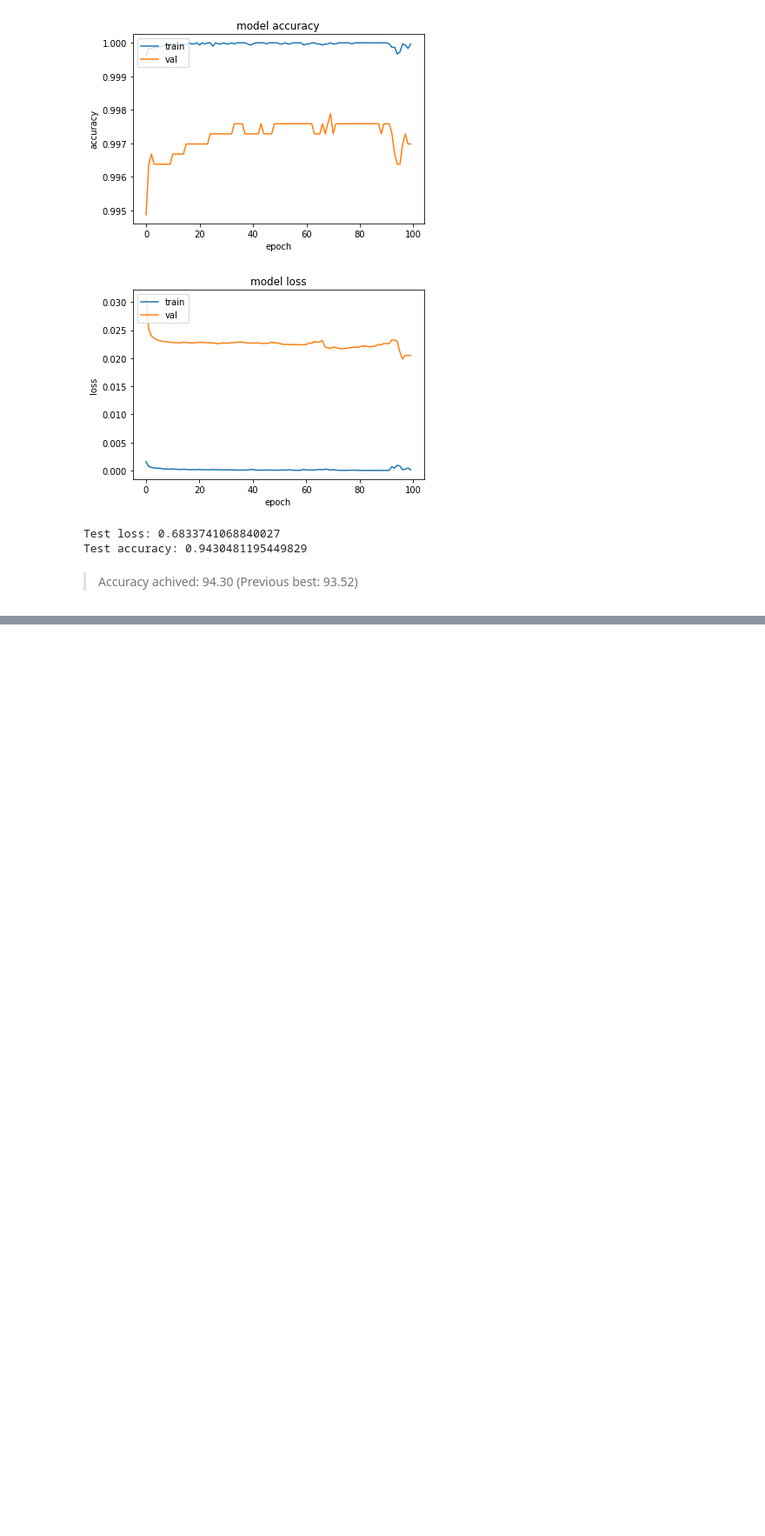
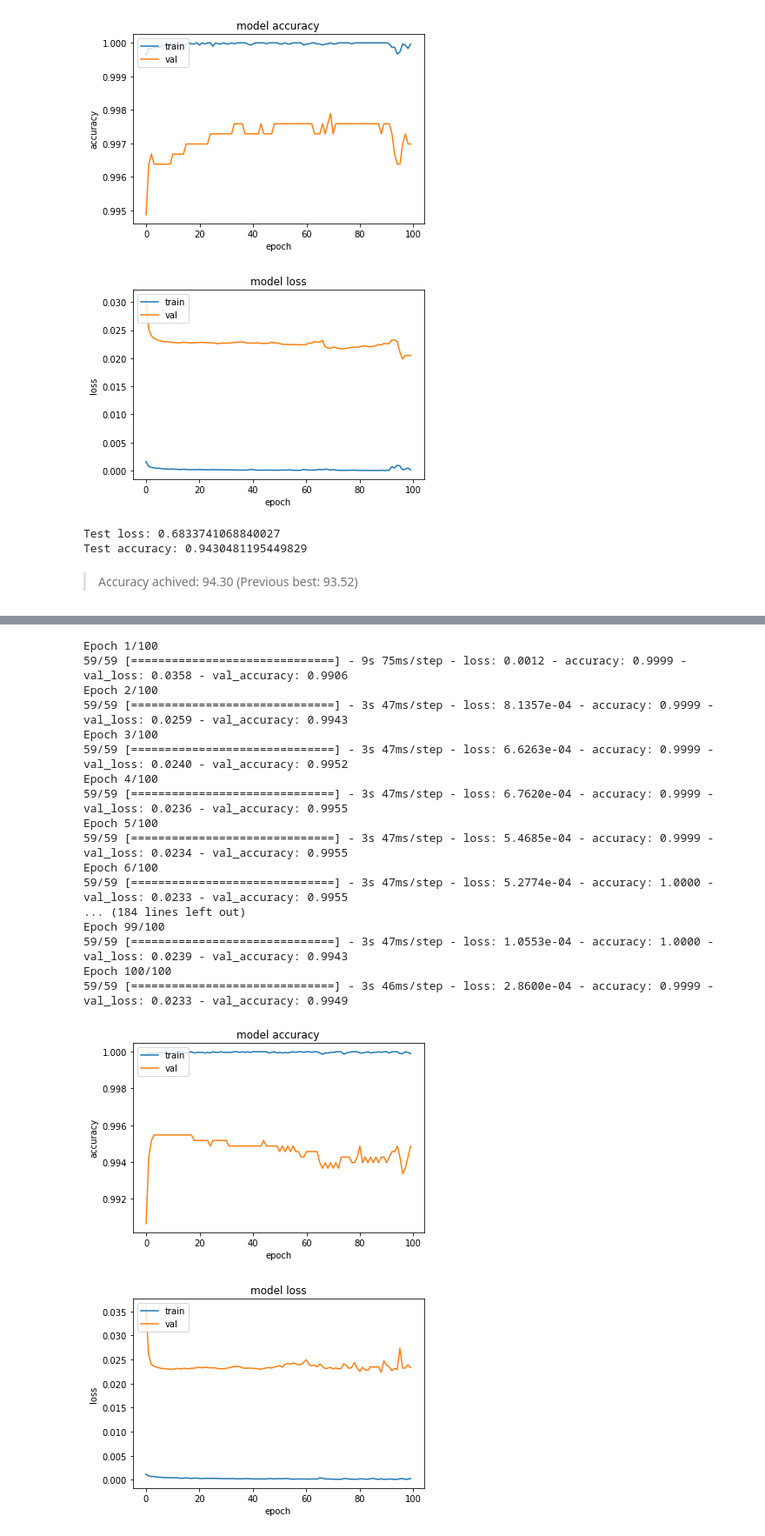
Before and after one commit to NahianAlindo/gait_recognition, a Jupyter notebook: Gait_recognition_2_1.ipynb, the cells around one changed output, grey strips where cells are left out. Shown: that part at 87% size. Drawn from its saved outputs; the diff is of its cells as text; code cells hidden in the pictures; blank space fills up the shorter version.

```diff
--- a/Gait_recognition_2_1.ipynb
+++ b/Gait_recognition_2_1.ipynb
@@ -56,3 +95,21 @@ def load_y(y_path):
     y_ = y_.reshape(len(y_))
     n_values = int(np.max(y_)) + 1
     return np.eye(n_values)[np.array(y_, dtype=np.int32)]  # Returns FLOATS
+# %%
+def plot_performance(X_train, train_label):
+    history = model.fit(X_train, train_label, validation_split = 0.1, epochs=100, shuffle=True, batch_size=512, callbacks=keras.callbacks.EarlyStopping(monitor='val_loss', patience=50))#, callbacks=[es_callback])
+    plt.plot(history.history['accuracy'])
+    plt.plot(history.history['val_accuracy'])
+    plt.title('model accuracy')
+    plt.ylabel('accuracy')
+    plt.xlabel('epoch')
+    plt.legend(['train', 'val'], loc='upper left')
+    plt.show()
+
+    plt.plot(history.history['loss'])
+    plt.plot(history.history['val_loss'])
+    plt.title('model loss')
+    plt.ylabel('loss')
+    plt.xlabel('epoch')
+    plt.legend(['train', 'val'], loc='upper left')
+    plt.show()
@@ -386,0 +375,22 @@ Test accuracy: 0.9430481195449829
+# %%
+plot_performance(X_train, train_label)
+# %% [output]
+Epoch 1/100
+59/59 [==============================] - 9s 75ms/step - loss: 0.0012 - accuracy: 0.9999 - val_loss: 0.0358 - val_accuracy: 0.9906
+Epoch 2/100
+59/59 [==============================] - 3s 47ms/step - loss: 8.1357e-04 - accuracy: 0.9999 - val_loss: 0.0259 - val_accuracy: 0.9943
+Epoch 3/100
+59/59 [==============================] - 3s 47ms/step - loss: 6.6263e-04 - accuracy: 0.9999 - val_loss: 0.0240 - val_accuracy: 0.9952
+Epoch 4/100
+59/59 [==============================] - 3s 47ms/step - loss: 6.7620e-04 - accuracy: 0.9999 - val_loss: 0.0236 - val_accuracy: 0.9955
+Epoch 5/100
+59/59 [==============================] - 3s 47ms/step - loss: 5.4685e-04 - accuracy: 0.9999 - val_loss: 0.0234 - val_accuracy: 0.9955
+Epoch 6/100
+59/59 [==============================] - 3s 47ms/step - loss: 5.2774e-04 - accuracy: 1.0000 - val_loss: 0.0233 - val_accuracy: 0.9955
+... (184 lines left out)
+Epoch 99/100
+59/59 [==============================] - 3s 47ms/step - loss: 1.0553e-04 - accuracy: 1.0000 - val_loss: 0.0239 - val_accuracy: 0.9943
+Epoch 100/100
+59/59 [==============================] - 3s 46ms/step - loss: 2.8600e-04 - accuracy: 0.9999 - val_loss: 0.0233 - val_accuracy: 0.9949
+[figure, added]
+[figure, added]
```
Also changed, not shown: parts of 33 cells of this notebook, 2 other files.
